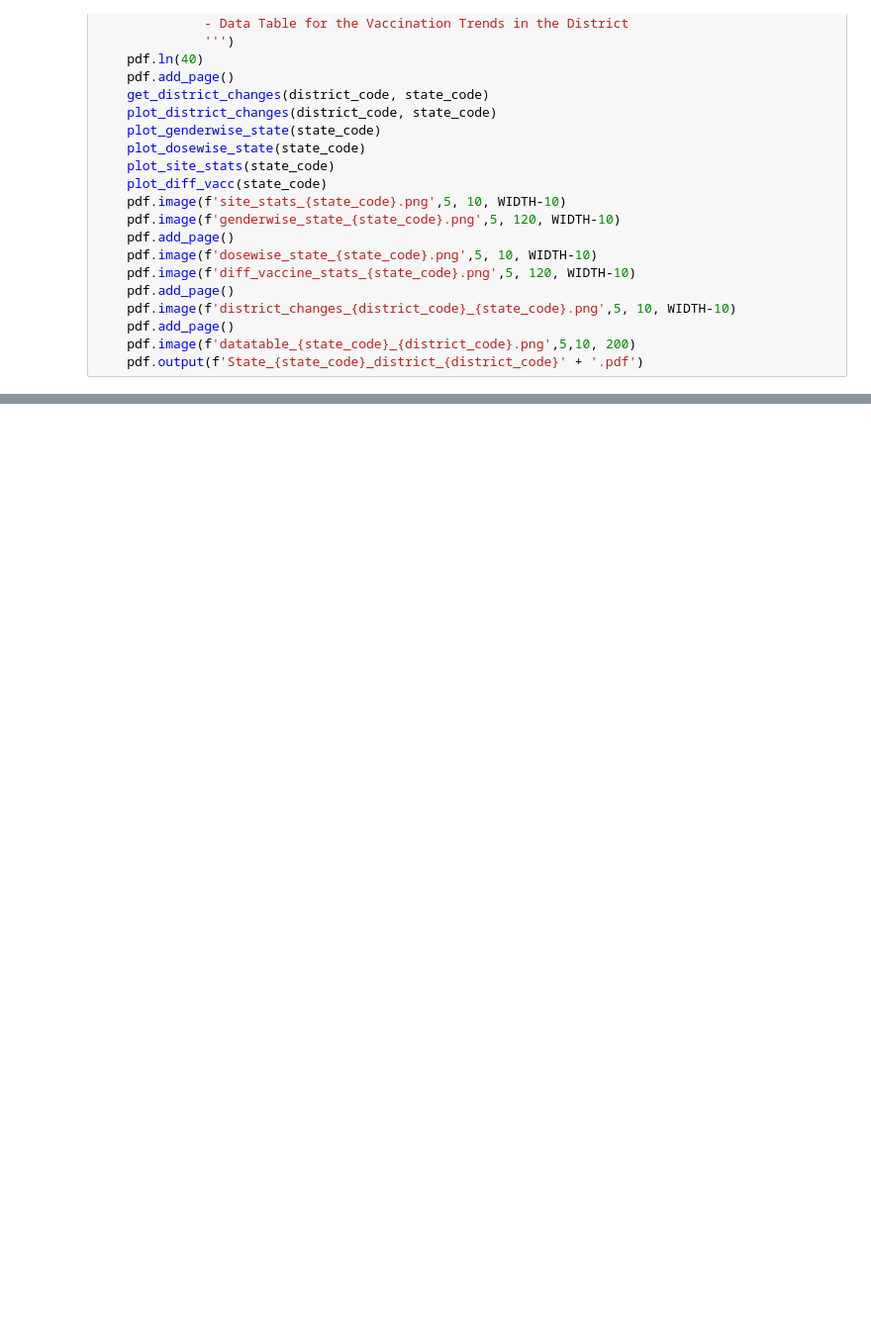
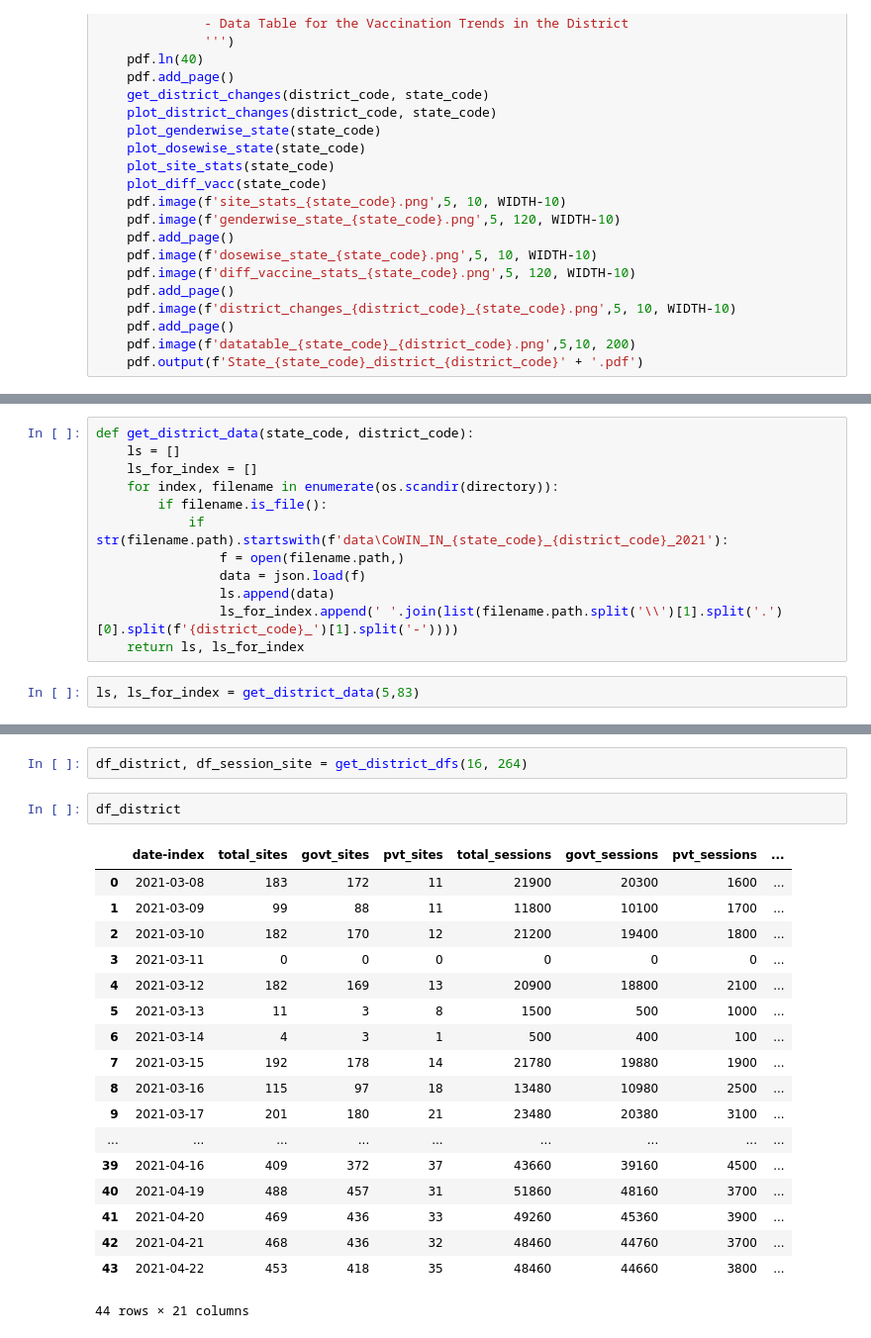
Before and after one commit to kaarana/CoWIN-Data, a Jupyter notebook: Vaccine Analysis.ipynb, the cells around one changed output, grey strips where cells are left out. Shown at 99% size. Drawn from its saved outputs; the diff is of its cells as text; blank space fills up the shorter version.

```diff
--- a/Vaccine Analysis.ipynb
+++ b/Vaccine Analysis.ipynb
@@ -328,0 +339,14 @@ def prep_for_pdf(state_code, district_code):
+# %%
+def get_district_data(state_code, district_code):
+    ls = []
+    ls_for_index = []
+    for index, filename in enumerate(os.scandir(directory)):
+        if filename.is_file():
+            if str(filename.path).startswith(f'data\CoWIN_IN_{state_code}_{district_code}_2021'):
+                f = open(filename.path,)
+                data = json.load(f)
+                ls.append(data)
+                ls_for_index.append(' '.join(list(filename.path.split('\\')[1].split('.')[0].split(f'{district_code}_')[1].split('-'))))
+    return ls, ls_for_index
+# %%
+ls, ls_for_index = get_district_data(5,83)
@@ -328,0 +564,23 @@ def prep_for_pdf(state_code, district_code):
+# %%
+df_district, df_session_site = get_district_dfs(16, 264)
+# %%
+df_district
+# %% [output]
+|  | date-index | total_sites | govt_sites | pvt_sites | total_sessions | govt_sessions | pvt_sessions | ... |
+| 0 | 2021-03-08 | 183 | 172 | 11 | 21900 | 20300 | 1600 | ... |
+| 1 | 2021-03-09 | 99 | 88 | 11 | 11800 | 10100 | 1700 | ... |
+| 2 | 2021-03-10 | 182 | 170 | 12 | 21200 | 19400 | 1800 | ... |
+| 3 | 2021-03-11 | 0 | 0 | 0 | 0 | 0 | 0 | ... |
+| 4 | 2021-03-12 | 182 | 169 | 13 | 20900 | 18800 | 2100 | ... |
+| 5 | 2021-03-13 | 11 | 3 | 8 | 1500 | 500 | 1000 | ... |
+| 6 | 2021-03-14 | 4 | 3 | 1 | 500 | 400 | 100 | ... |
+| 7 | 2021-03-15 | 192 | 178 | 14 | 21780 | 19880 | 1900 | ... |
+| 8 | 2021-03-16 | 115 | 97 | 18 | 13480 | 10980 | 2500 | ... |
+| 9 | 2021-03-17 | 201 | 180 | 21 | 23480 | 20380 | 3100 | ... |
+| ... | ... | ... | ... | ... | ... | ... | ... | ... |
+| 39 | 2021-04-16 | 409 | 372 | 37 | 43660 | 39160 | 4500 | ... |
+| 40 | 2021-04-19 | 488 | 457 | 31 | 51860 | 48160 | 3700 | ... |
+| 41 | 2021-04-20 | 469 | 436 | 33 | 49260 | 45360 | 3900 | ... |
+| 42 | 2021-04-21 | 468 | 436 | 32 | 48460 | 44760 | 3700 | ... |
+| 43 | 2021-04-22 | 453 | 418 | 35 | 48460 | 44660 | 3800 | ... |
+44 rows × 21 columns
```
Also changed, not shown: parts of 7 cells of this notebook.
